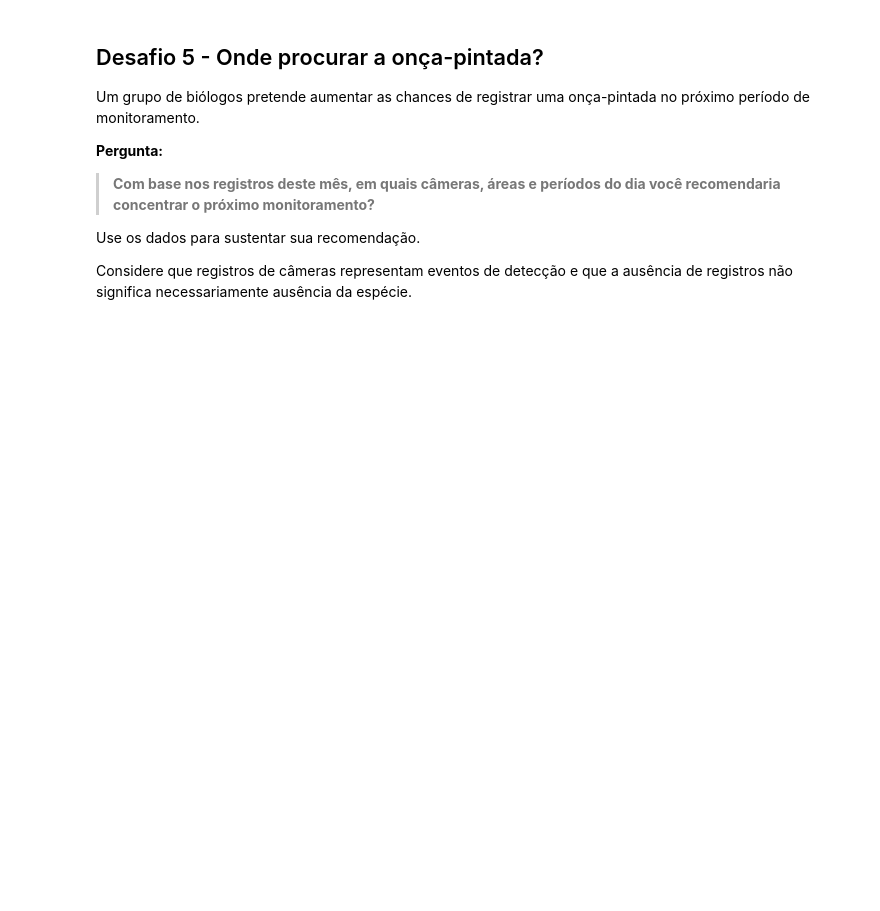
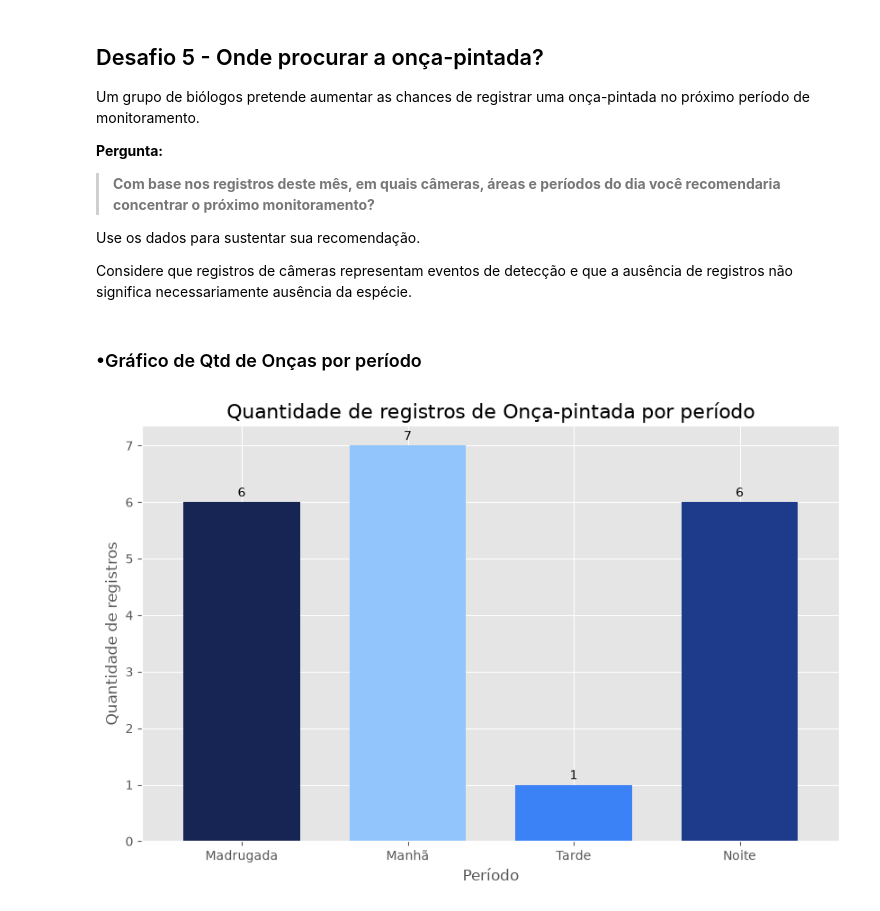
Before and after one commit to dinizjr/Trilha-IA, a Jupyter notebook: DS/Ex01.ipynb, the cells around one changed output. Cells and saved outputs as stored; diff of their text form; code cells hidden in the pictures; blank space fills up the shorter version.

```diff
--- a/DS/Ex01.ipynb
+++ b/DS/Ex01.ipynb
@@ -1219,3 +1195,43 @@ Um grupo de biólogos pretende aumentar as chances de registrar uma onça-pintad
 Use os dados para sustentar sua recomendação.
 
 Considere que registros de câmeras representam eventos de detecção e que a ausência de registros não significa necessariamente ausência da espécie.
+# %% [markdown]
+### •Gráfico de Qtd de Onças por período
+# %%
+periodo_especie = (
+    dt[dt.especie == "Onça-pintada"]
+    .groupby("Periodo")
+    .size()
+    .reindex(["Madrugada", "Manhã", "Tarde", "Noite"])
+)
+
+ax = periodo_especie.plot(
+    kind="bar",
+    figsize=(10, 6),
+    color=["#172554", "#93C5FD", "#3B82F6", "#1E3A8A"],
+    width=0.7
+)
+
+# Valores no topo das barras
+for i in ax.patches:
+    ax.text(
+        i.get_x() + i.get_width() / 2,
+        i.get_height()+0.1 ,
+        int(i.get_height()),
+        ha="center",
+        fontsize=10
+    )
+
+ax.set_title(
+    "Quantidade de registros de Onça-pintada por período",
+    fontsize=16
+)
+
+ax.set_xlabel("Período")
+ax.set_ylabel("Quantidade de registros")
+
+ax.tick_params(axis="x", rotation=0)
+
+plt.show()
+# %% [output]
+[figure, added]
```
Also changed, not shown: parts of 25 cells of this notebook.
